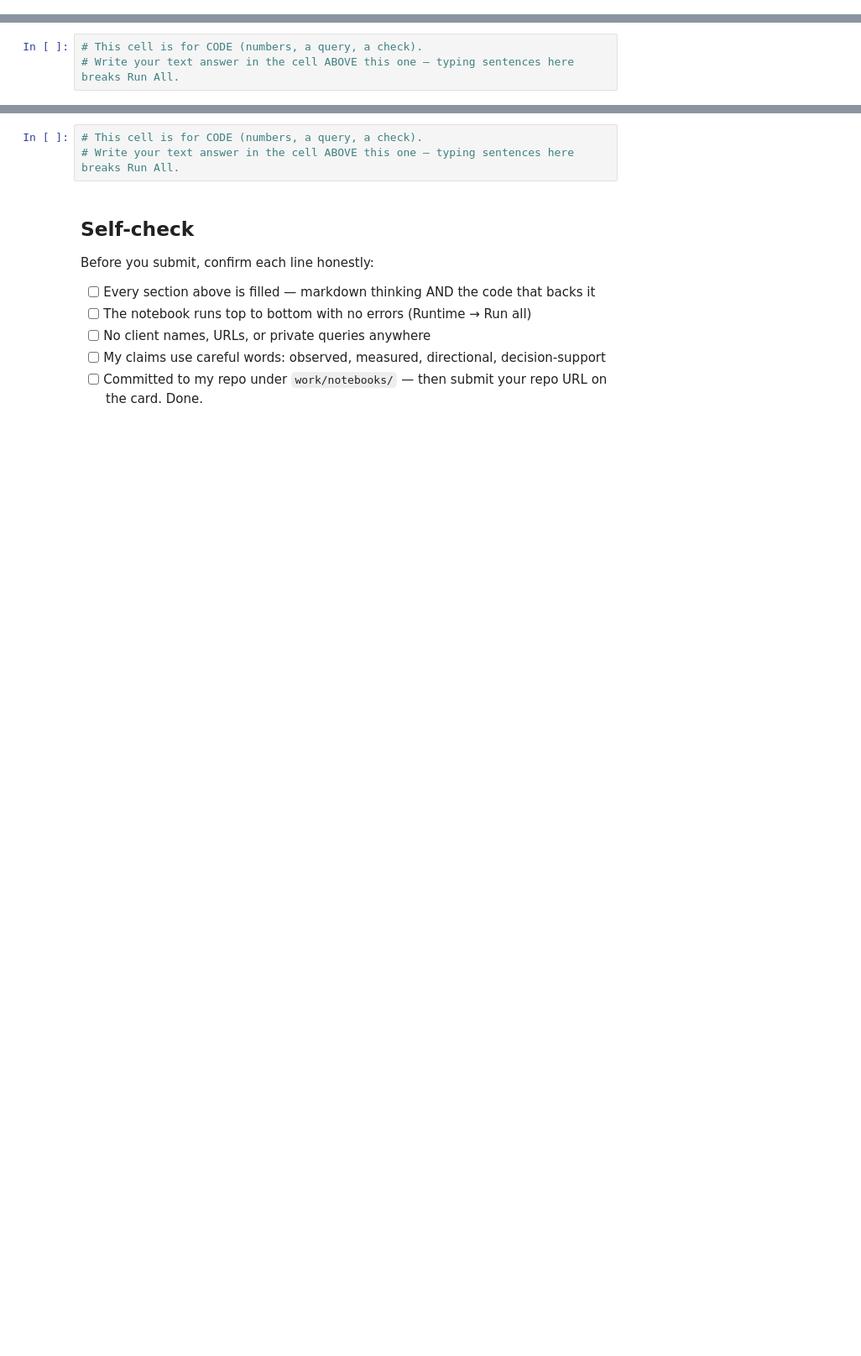
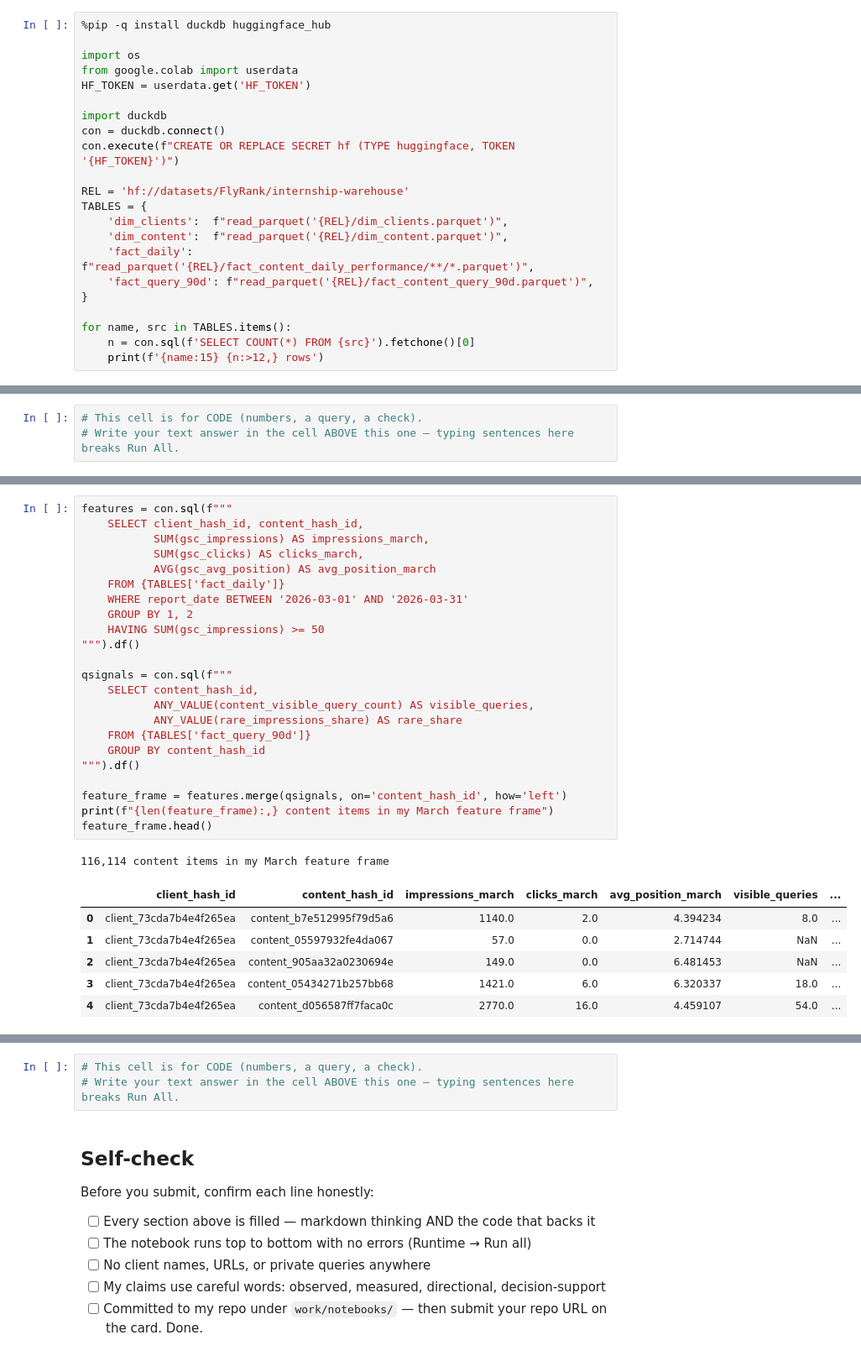
Before and after one commit to shahzaib-Ali59/flyrank-ml-internship, a Jupyter notebook: work/notebooks/w03_data_contract.ipynb, the cells around one changed output, grey strips where cells are left out. Shown at 84% size. Cells and saved outputs as stored; diff of their text form; blank space fills up the shorter version.

```diff
--- a/work/notebooks/w03_data_contract.ipynb
+++ b/work/notebooks/w03_data_contract.ipynb
@@ -0,0 +1,22 @@
+# %%
+%pip -q install duckdb huggingface_hub
+
+import os
+from google.colab import userdata
+HF_TOKEN = userdata.get('HF_TOKEN')
+
+import duckdb
+con = duckdb.connect()
+con.execute(f"CREATE OR REPLACE SECRET hf (TYPE huggingface, TOKEN '{HF_TOKEN}')")
+
+REL = 'hf://datasets/FlyRank/internship-warehouse'
+TABLES = {
+    'dim_clients':  f"read_parquet('{REL}/dim_clients.parquet')",
+    'dim_content':  f"read_parquet('{REL}/dim_content.parquet')",
+    'fact_daily':   f"read_parquet('{REL}/fact_content_daily_performance/**/*.parquet')",
+    'fact_query_90d': f"read_parquet('{REL}/fact_content_query_90d.parquet')",
+}
+
+for name, src in TABLES.items():
+    n = con.sql(f'SELECT COUNT(*) FROM {src}').fetchone()[0]
+    print(f'{name:15} {n:>12,} rows')
@@ -33,0 +133,31 @@ This skeleton is yours to fill. Work the sections **in order** — each one has
+# %%
+features = con.sql(f"""
+    SELECT client_hash_id, content_hash_id,
+           SUM(gsc_impressions) AS impressions_march,
+           SUM(gsc_clicks) AS clicks_march,
+           AVG(gsc_avg_position) AS avg_position_march
+    FROM {TABLES['fact_daily']}
+    WHERE report_date BETWEEN '2026-03-01' AND '2026-03-31'
+    GROUP BY 1, 2
+    HAVING SUM(gsc_impressions) >= 50
+""").df()
+
+qsignals = con.sql(f"""
+    SELECT content_hash_id,
+           ANY_VALUE(content_visible_query_count) AS visible_queries,
+           ANY_VALUE(rare_impressions_share) AS rare_share
+    FROM {TABLES['fact_query_90d']}
+    GROUP BY content_hash_id
+""").df()
+
+feature_frame = features.merge(qsignals, on='content_hash_id', how='left')
+print(f"{len(feature_frame):,} content items in my March feature frame")
+feature_frame.head()
+# %% [output]
+116,114 content items in my March feature frame
+|  | client_hash_id | content_hash_id | impressions_march | clicks_march | avg_position_march | visible_queries | ... |
+| 0 | client_73cda7b4e4f265ea | content_b7e512995f79d5a6 | 1140.0 | 2.0 | 4.394234 | 8.0 | ... |
+| 1 | client_73cda7b4e4f265ea | content_05597932fe4da067 | 57.0 | 0.0 | 2.714744 | NaN | ... |
+| 2 | client_73cda7b4e4f265ea | content_905aa32a0230694e | 149.0 | 0.0 | 6.481453 | NaN | ... |
+| 3 | client_73cda7b4e4f265ea | content_05434271b257bb68 | 1421.0 | 6.0 | 6.320337 | 18.0 | ... |
+| 4 | client_73cda7b4e4f265ea | content_d056587ff7faca0c | 2770.0 | 16.0 | 4.459107 | 54.0 | ... |
```
Also changed, not shown: parts of 16 cells of this notebook.
